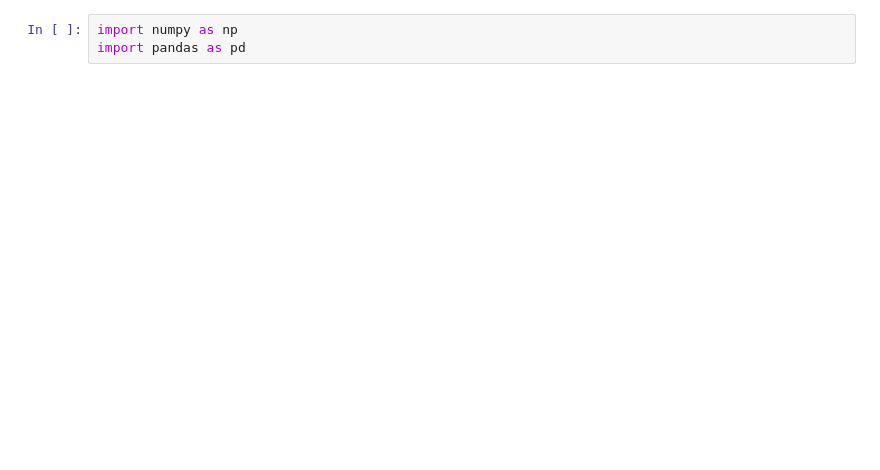
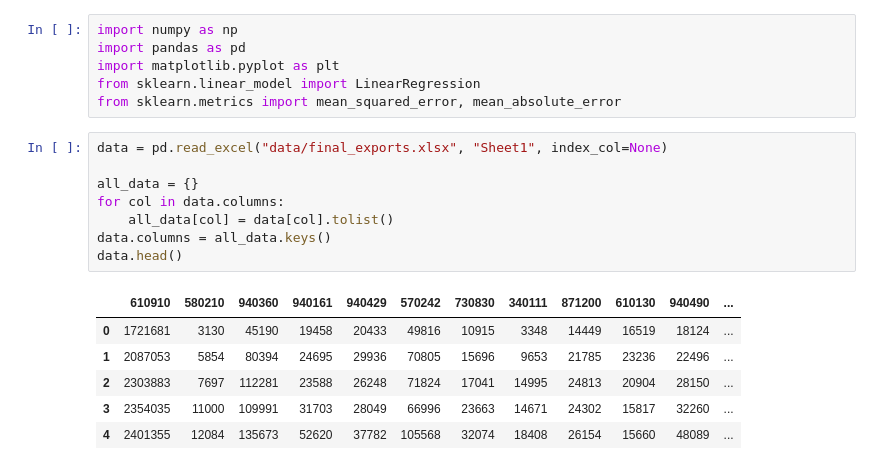
Before and after one commit to Ahmed-Alqershi/facility-location-problem, a Jupyter notebook: time_series.ipynb, the cells around one changed output. Drawn from its saved outputs; the diff is of its cells as text; blank space fills up the shorter version.

```diff
--- a/time_series.ipynb
+++ b/time_series.ipynb
@@ -1,3 +1,21 @@
 # %%
 import numpy as np
 import pandas as pd
+import matplotlib.pyplot as plt
+from sklearn.linear_model import LinearRegression
+from sklearn.metrics import mean_squared_error, mean_absolute_error
+# %%
+data = pd.read_excel("data/final_exports.xlsx", "Sheet1", index_col=None)
+
+all_data = {}
+for col in data.columns:
+    all_data[col] = data[col].tolist()
+data.columns = all_data.keys()
+data.head()
+# %% [output]
+|  | 610910 | 580210 | 940360 | 940161 | 940429 | 570242 | 730830 | 340111 | 871200 | 610130 | 940490 | ... |
+| 0 | 1721681 | 3130 | 45190 | 19458 | 20433 | 49816 | 10915 | 3348 | 14449 | 16519 | 18124 | ... |
+| 1 | 2087053 | 5854 | 80394 | 24695 | 29936 | 70805 | 15696 | 9653 | 21785 | 23236 | 22496 | ... |
+| 2 | 2303883 | 7697 | 112281 | 23588 | 26248 | 71824 | 17041 | 14995 | 24813 | 20904 | 28150 | ... |
+| 3 | 2354035 | 11000 | 109991 | 31703 | 28049 | 66996 | 23663 | 14671 | 24302 | 15817 | 32260 | ... |
+| 4 | 2401355 | 12084 | 135673 | 52620 | 37782 | 105568 | 32074 | 18408 | 26154 | 15660 | 48089 | ... |
```
Also changed, not shown: parts of 18 cells of this notebook, 7 other files.
